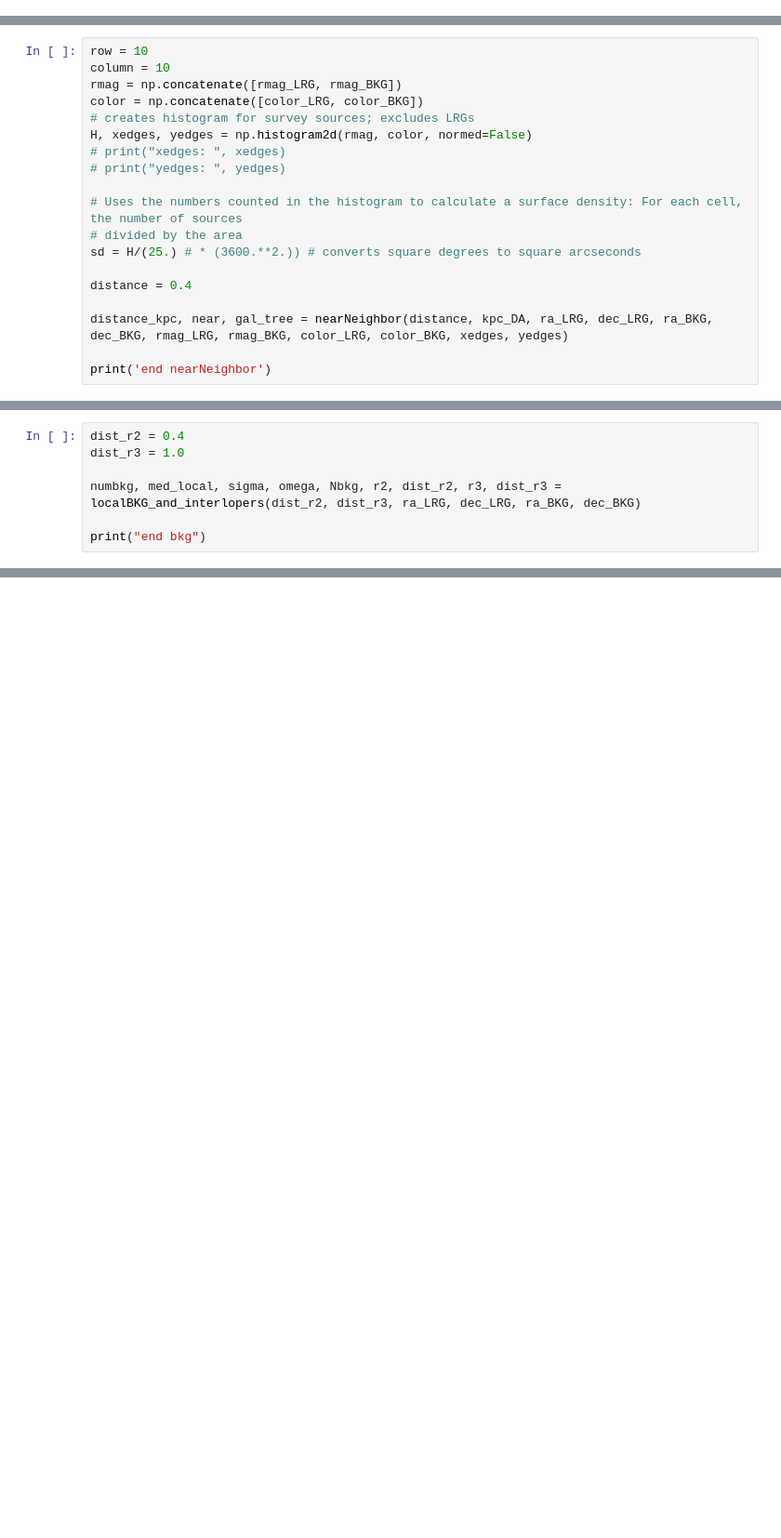
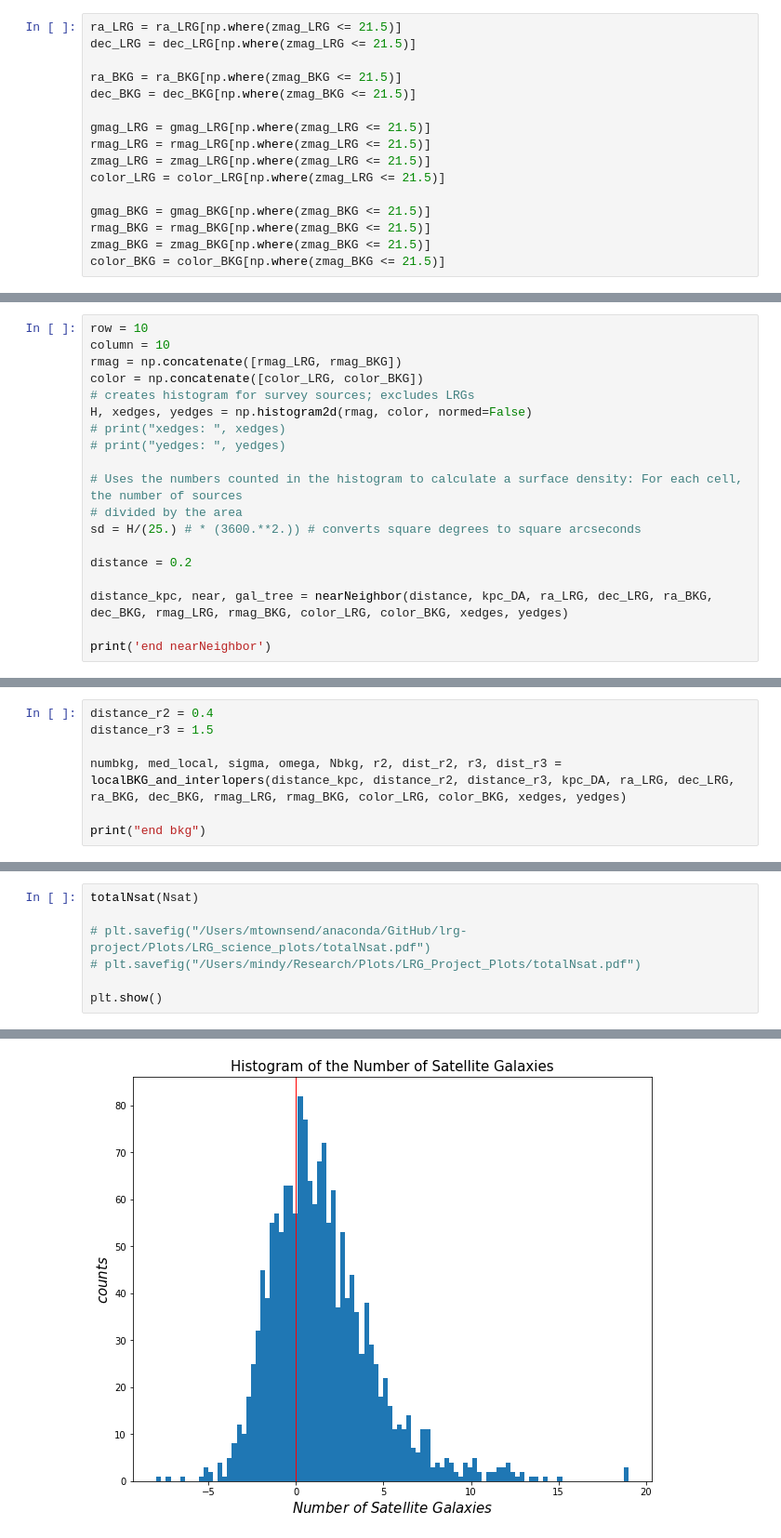
Before and after one commit to metownsend/lrg-project, a Jupyter notebook: statSub_forReal.ipynb, the cells around one changed output, grey strips where cells are left out. Shown: that part at 93% size. Saved outputs shown, nothing was run; the diff lists cells and outputs as text; blank space fills up the shorter version.

```diff
--- a/statSub_forReal.ipynb
+++ b/statSub_forReal.ipynb
@@ -72,3 +78,19 @@ KeyboardInterrupt:
+# %%
+ra_LRG = ra_LRG[np.where(zmag_LRG <= 21.5)]
+dec_LRG = dec_LRG[np.where(zmag_LRG <= 21.5)]
+
+ra_BKG = ra_BKG[np.where(zmag_BKG <= 21.5)]
+dec_BKG = dec_BKG[np.where(zmag_BKG <= 21.5)]
+
+gmag_LRG = gmag_LRG[np.where(zmag_LRG <= 21.5)]
+rmag_LRG = rmag_LRG[np.where(zmag_LRG <= 21.5)]
+zmag_LRG = zmag_LRG[np.where(zmag_LRG <= 21.5)]
+color_LRG = color_LRG[np.where(zmag_LRG <= 21.5)]
+
+gmag_BKG = gmag_BKG[np.where(zmag_BKG <= 21.5)]
+rmag_BKG = rmag_BKG[np.where(zmag_BKG <= 21.5)]
+zmag_BKG = zmag_BKG[np.where(zmag_BKG <= 21.5)]
+color_BKG = color_BKG[np.where(zmag_BKG <= 21.5)]
 # %%
 DTT_Gyr, age_Gyr, zage_Gyr, DCMR_Mpc, DCMR_Gyr, DA_Mpc, DA_Gyr, kpc_DA, DL_Mpc, DL_Gyr, V_Gpc = cosmoCalcfunc(z_LRG)
 
@@ -87,7 +111,7 @@ H, xedges, yedges = np.histogram2d(rmag, color, normed=False)
 # divided by the area
 sd = H/(25.) # * (3600.**2.)) # converts square degrees to square arcseconds
 
-distance = 0.4
+distance = 0.2
 
 distance_kpc, near, gal_tree = nearNeighbor(distance, kpc_DA, ra_LRG, dec_LRG, ra_BKG, dec_BKG, rmag_LRG, rmag_BKG, color_LRG, color_BKG, xedges, yedges)
 
@@ -95,7 +121,7 @@ print('end nearNeighbor')
 # %%
-dist_r2 = 0.4
-dist_r3 = 1.0
+distance_r2 = 0.4
+distance_r3 = 1.5
 
-numbkg, med_local, sigma, omega, Nbkg, r2, dist_r2, r3, dist_r3 = localBKG_and_interlopers(dist_r2, dist_r3, ra_LRG, dec_LRG, ra_BKG, dec_BKG)
+numbkg, med_local, sigma, omega, Nbkg, r2, dist_r2, r3, dist_r3 = localBKG_and_interlopers(distance_kpc, distance_r2, distance_r3, kpc_DA, ra_LRG, dec_LRG, ra_BKG, dec_BKG, rmag_LRG, rmag_BKG, color_LRG, color_BKG, xedges, yedges)
 
 print("end bkg")
@@ -105,0 +138,8 @@ print("end Nsat")
+# %%
+totalNsat(Nsat)
+
+# plt.savefig("/Users/mtownsend/anaconda/GitHub/lrg-project/Plots/LRG_science_plots/totalNsat.pdf")
+# plt.savefig("/Users/mindy/Research/Plots/LRG_Project_Plots/totalNsat.pdf")
+
+plt.show()
+# %% [output]
@@ -105,0 +150 @@ print("end Nsat")
+[figure, added]
```
Also changed, not shown: parts of 8 cells of this notebook, 3 other files.
